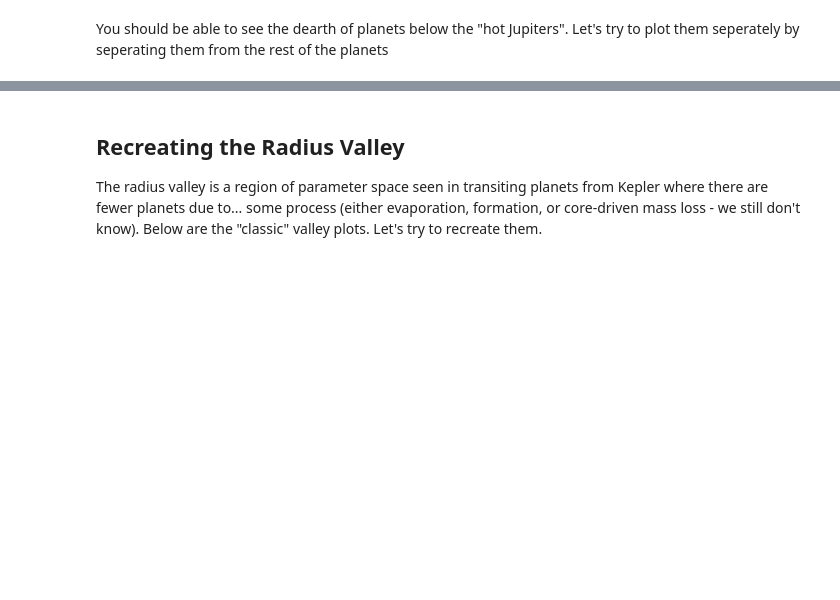
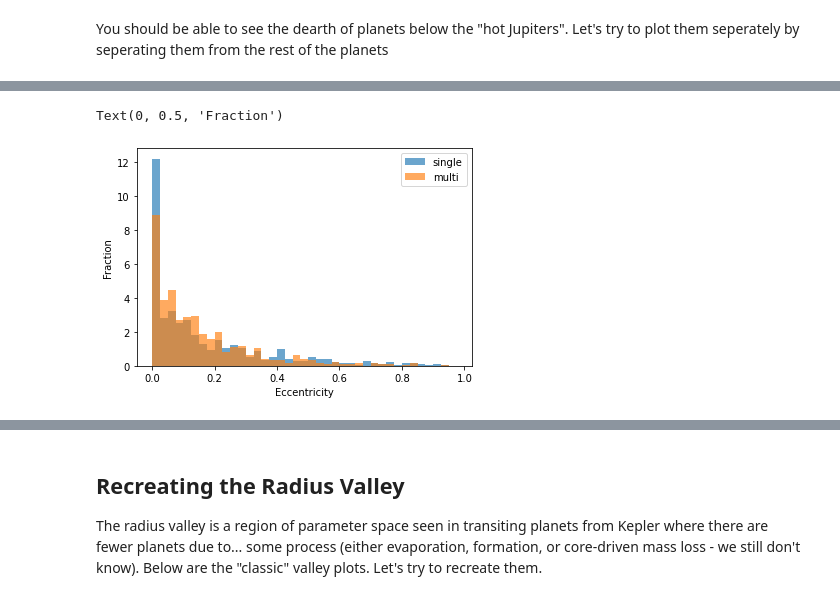
Before and after one commit to raphhbw/WAKE_workshops, a Jupyter notebook: exoplanets/data_viz/DataViz Workshop 1 - Matplotlib basics & Exoplanets in context.ipynb, the cells around one changed output, grey strips where cells are left out. Saved outputs shown, nothing was run; the diff lists cells and outputs as text; code cells hidden in the pictures; blank space fills up the shorter version.

```diff
--- a/exoplanets/data_viz/DataViz Workshop 1 - Matplotlib basics & Exoplanets in context.ipynb
+++ b/exoplanets/data_viz/DataViz Workshop 1 - Matplotlib basics & Exoplanets in context.ipynb
@@ -249,0 +320,13 @@ plt.scatter(all_planets.loc[~in_desert,'pl_orbper'],all_planets.loc[~in_desert,'
+# %%
+single_planets=all_planets['sy_pnum']==1
+multi_planets=all_planets['sy_pnum']>1
+_=plt.hist(all_planets.loc[single_planets,'pl_orbeccen'],density=True,
+           bins=np.arange(0,1,0.025),alpha=0.66,label="single")
+_=plt.hist(all_planets.loc[multi_planets,'pl_orbeccen'],density=True,
+           bins=np.arange(0,1,0.025),alpha=0.66,label="multi")
+plt.legend()
+plt.xlabel("Eccentricity")
+plt.ylabel("Fraction")
+# %% [output]
+Text(0, 0.5, 'Fraction')
+[figure, added]
```
Also changed, not shown: parts of 32 cells of this notebook, 3 other files.
